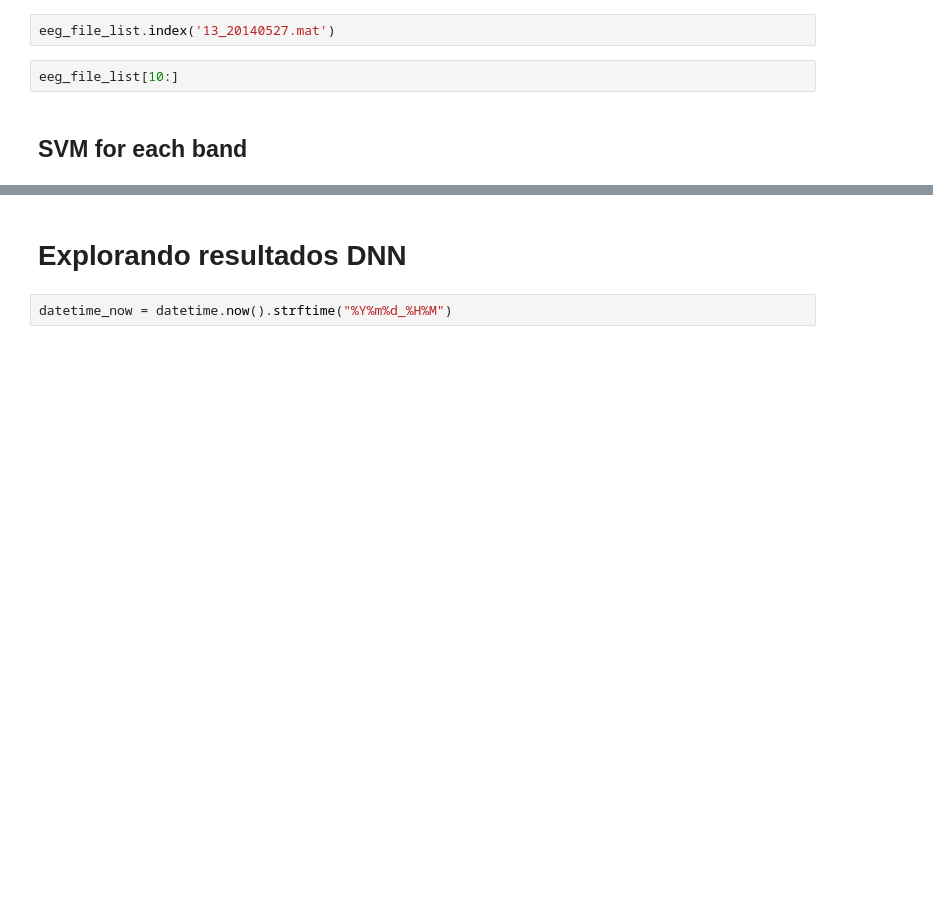
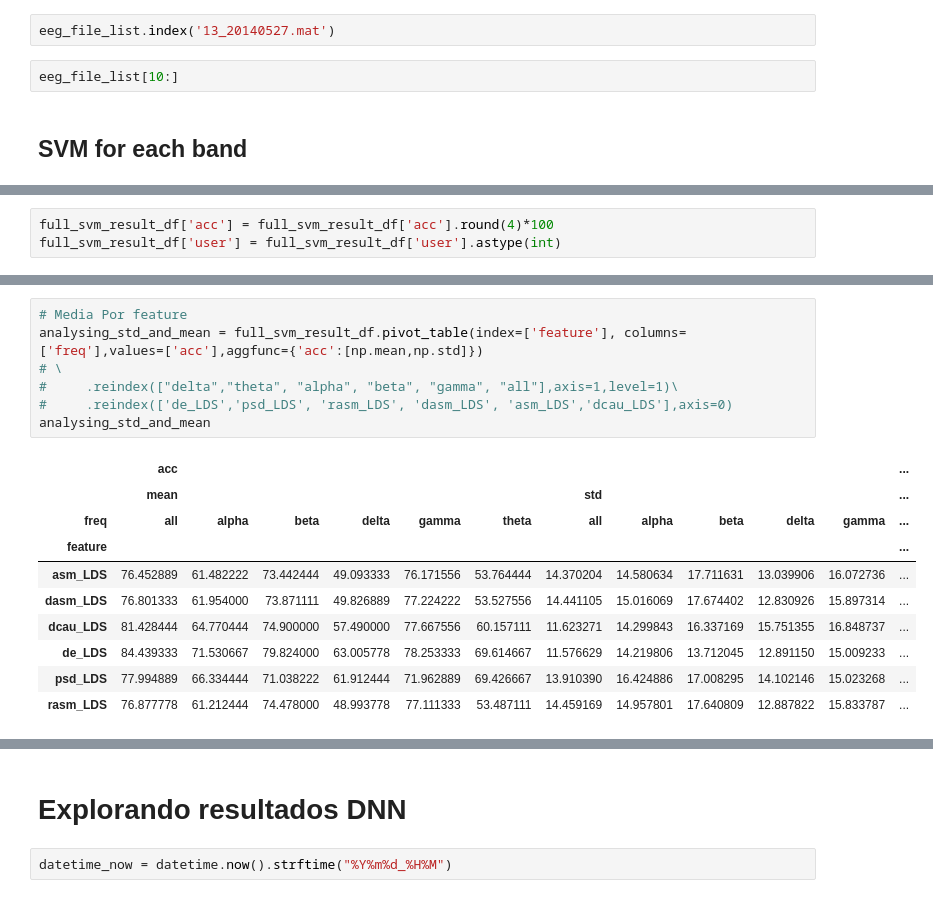
Before and after one commit to jvmr22/MSc-dissertation-EEG-Analysis, a Jupyter notebook: EDA_seed.ipynb, the cells around one changed output, grey strips where cells are left out. Saved outputs shown, nothing was run; the diff lists cells and outputs as text; blank space fills up the shorter version.

Commit message:
add svm analysis for each band

```diff
--- a/EDA_seed.ipynb
+++ b/EDA_seed.ipynb
@@ -294,0 +316,3 @@ full_svm_result_df.reset_index().to_csv(f"{external_data_ref}_SVM_result_summary
+# %%
+full_svm_result_df['acc'] = full_svm_result_df['acc'].round(4)*100
+full_svm_result_df['user'] = full_svm_result_df['user'].astype(int)
@@ -294,0 +340,18 @@ full_svm_result_df.reset_index().to_csv(f"{external_data_ref}_SVM_result_summary
+# %%
+# Media Por feature
+analysing_std_and_mean = full_svm_result_df.pivot_table(index=['feature'], columns=['freq'],values=['acc'],aggfunc={'acc':[np.mean,np.std]})
+# \
+#     .reindex(["delta","theta", "alpha", "beta", "gamma", "all"],axis=1,level=1)\
+#     .reindex(['de_LDS','psd_LDS', 'rasm_LDS', 'dasm_LDS', 'asm_LDS','dcau_LDS'],axis=0)
+analysing_std_and_mean
+# %% [output]
+|  | acc |  |  |  |  |  |  |  |  |  |  | ... |
+|  | mean |  |  |  |  |  | std |  |  |  |  | ... |
+| freq | all | alpha | beta | delta | gamma | theta | all | alpha | beta | delta | gamma | ... |
+| feature |  |  |  |  |  |  |  |  |  |  |  | ... |
+| asm_LDS | 76.452889 | 61.482222 | 73.442444 | 49.093333 | 76.171556 | 53.764444 | 14.370204 | 14.580634 | 17.711631 | 13.039906 | 16.072736 | ... |
+| dasm_LDS | 76.801333 | 61.954000 | 73.871111 | 49.826889 | 77.224222 | 53.527556 | 14.441105 | 15.016069 | 17.674402 | 12.830926 | 15.897314 | ... |
+| dcau_LDS | 81.428444 | 64.770444 | 74.900000 | 57.490000 | 77.667556 | 60.157111 | 11.623271 | 14.299843 | 16.337169 | 15.751355 | 16.848737 | ... |
+| de_LDS | 84.439333 | 71.530667 | 79.824000 | 63.005778 | 78.253333 | 69.614667 | 11.576629 | 14.219806 | 13.712045 | 12.891150 | 15.009233 | ... |
+| psd_LDS | 77.994889 | 66.334444 | 71.038222 | 61.912444 | 71.962889 | 69.426667 | 13.910390 | 16.424886 | 17.008295 | 14.102146 | 15.023268 | ... |
+| rasm_LDS | 76.877778 | 61.212444 | 74.478000 | 48.993778 | 77.111333 | 53.487111 | 14.459169 | 14.957801 | 17.640809 | 12.887822 | 15.833787 | ... |
```
Also changed, not shown: parts of 5 cells of this notebook.
